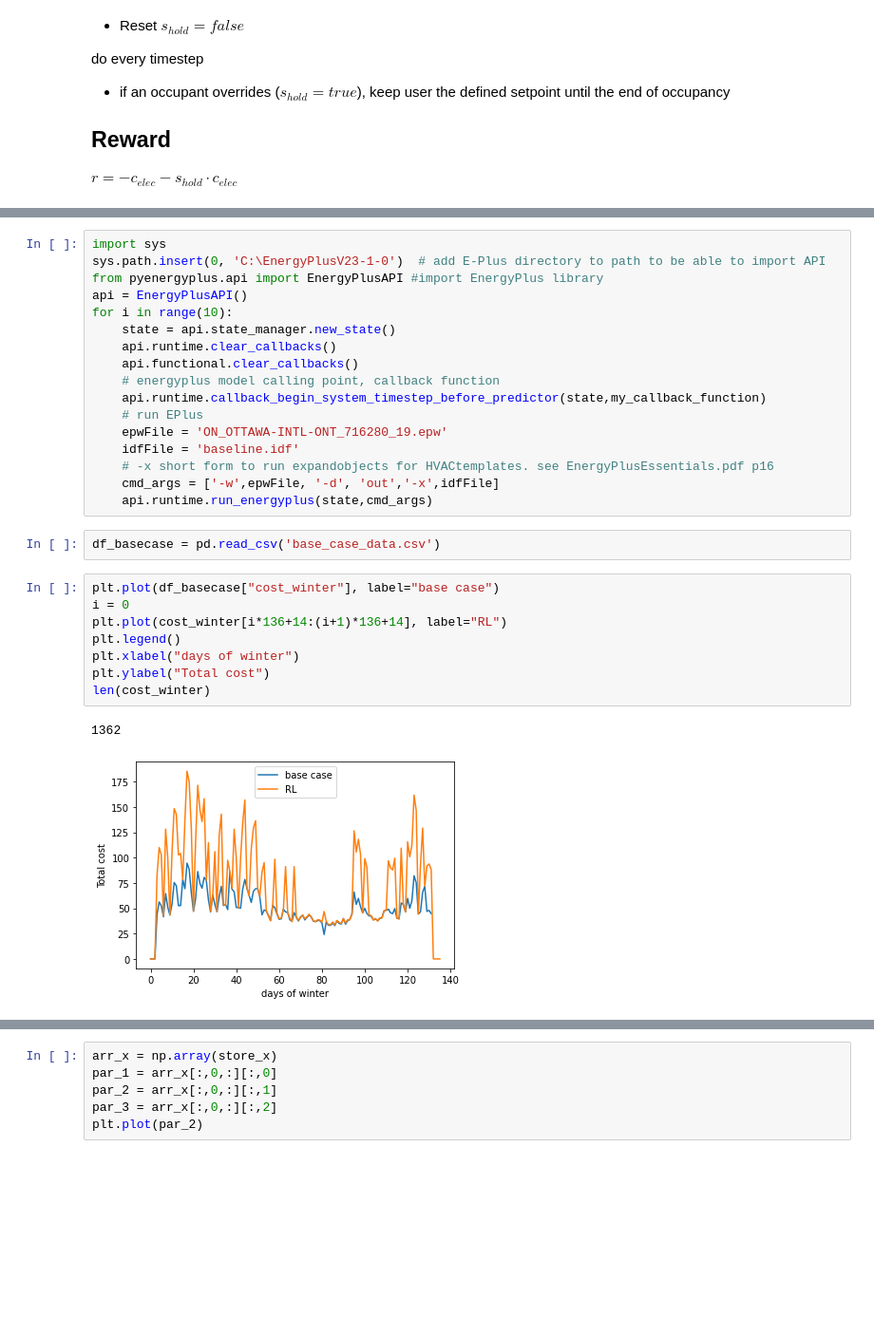
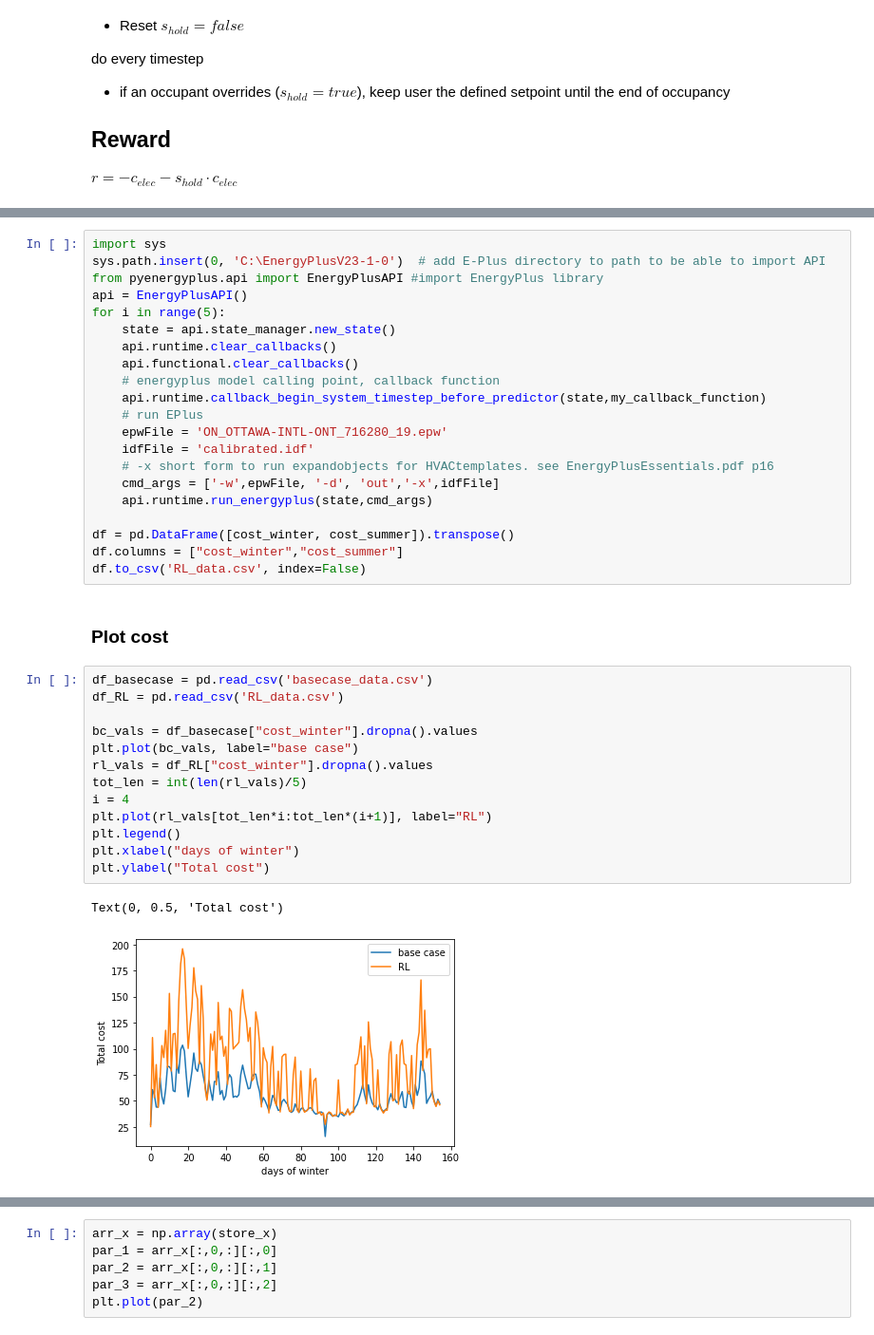
Before and after one commit to husseinelehwany/Direct_load_ctrl, a Jupyter notebook: RL/Python EMS - RL.ipynb, the cells around one changed output, grey strips where cells are left out. Shown at 95% size. Saved outputs shown, nothing was run; the diff lists cells and outputs as text; blank space fills up the shorter version.

Commit message:
updates to conditions and plots

```diff
--- a/RL/Python EMS - RL.ipynb
+++ b/RL/Python EMS - RL.ipynb
@@ -196,7 +201,7 @@ import sys
 sys.path.insert(0, 'C:\EnergyPlusV23-1-0')  # add E-Plus directory to path to be able to import API
 from pyenergyplus.api import EnergyPlusAPI #import EnergyPlus library
 api = EnergyPlusAPI()
-for i in range(10):
+for i in range(5):
     state = api.state_manager.new_state()
     api.runtime.clear_callbacks()
     api.functional.clear_callbacks()
@@ -204,21 +209,30 @@ for i in range(10):
     api.runtime.callback_begin_system_timestep_before_predictor(state,my_callback_function)
     # run EPlus
     epwFile = 'ON_OTTAWA-INTL-ONT_716280_19.epw'
-    idfFile = 'baseline.idf'
+    idfFile = 'calibrated.idf'
     # -x short form to run expandobjects for HVACtemplates. see EnergyPlusEssentials.pdf p16
     cmd_args = ['-w',epwFile, '-d', 'out','-x',idfFile]
     api.runtime.run_energyplus(state,cmd_args)
+
+df = pd.DataFrame([cost_winter, cost_summer]).transpose()
+df.columns = ["cost_winter","cost_summer"]
+df.to_csv('RL_data.csv', index=False)
-# %%
-df_basecase = pd.read_csv('base_case_data.csv')
+# %% [markdown]
+### Plot cost
 # %%
-plt.plot(df_basecase["cost_winter"], label="base case")
-i = 0
-plt.plot(cost_winter[i*136+14:(i+1)*136+14], label="RL")
+df_basecase = pd.read_csv('basecase_data.csv')
+df_RL = pd.read_csv('RL_data.csv')
+
+bc_vals = df_basecase["cost_winter"].dropna().values
+plt.plot(bc_vals, label="base case")
+rl_vals = df_RL["cost_winter"].dropna().values
+tot_len = int(len(rl_vals)/5)
+i = 4
+plt.plot(rl_vals[tot_len*i:tot_len*(i+1)], label="RL")
 plt.legend()
 plt.xlabel("days of winter")
 plt.ylabel("Total cost")
-len(cost_winter)
 # %% [output]
-1362
+Text(0, 0.5, 'Total cost')
-[figure, old version]
+[figure, new version]
 # %%
```
Also changed, not shown: parts of 7 cells of this notebook, 3 other files.
